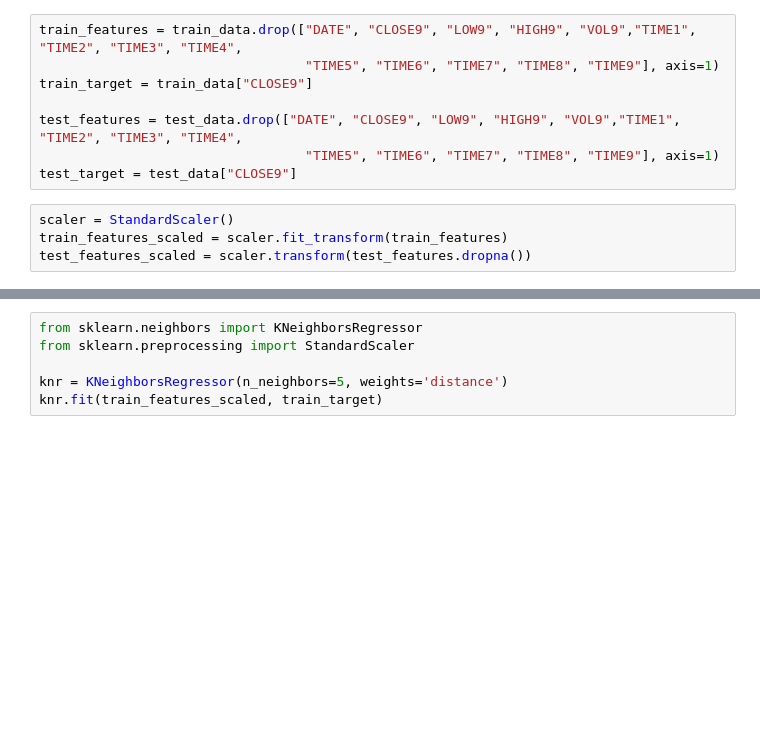
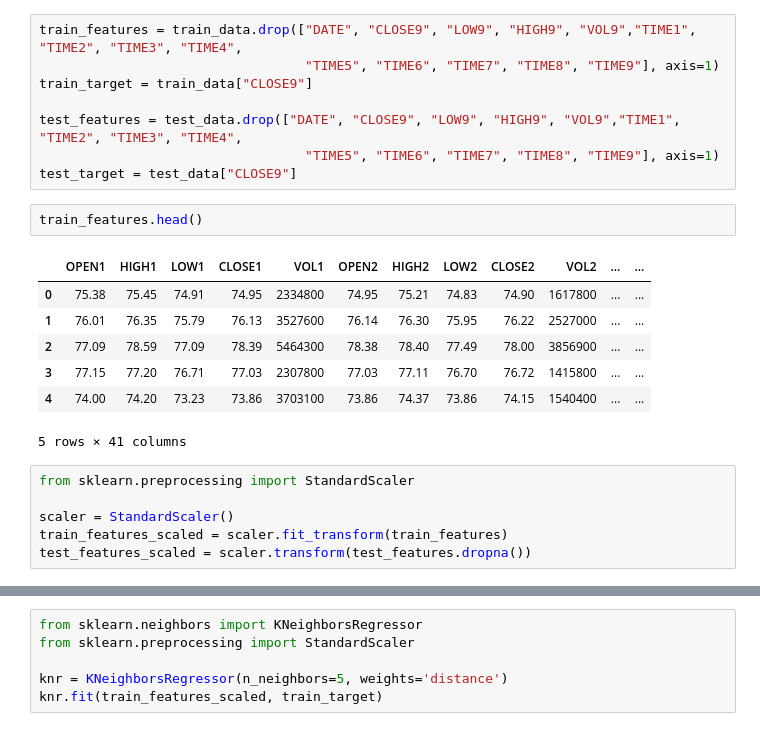
Before and after one commit to Almaz-KG/MachineLearning, a Jupyter notebook: practices/regression/stock-prices/sberp/knn-sberbank-stock-price-prediction.ipynb, the cells around one changed output, grey strips where cells are left out. Cells and saved outputs as stored; diff of their text form; blank space fills up the shorter version.

```diff
--- a/practices/regression/stock-prices/sberp/knn-sberbank-stock-price-prediction.ipynb
+++ b/practices/regression/stock-prices/sberp/knn-sberbank-stock-price-prediction.ipynb
@@ -38,7 +38,19 @@ train_target = train_data["CLOSE9"]
 test_features = test_data.drop(["DATE", "CLOSE9", "LOW9", "HIGH9", "VOL9","TIME1", "TIME2", "TIME3", "TIME4",
                                   "TIME5", "TIME6", "TIME7", "TIME8", "TIME9"], axis=1)
 test_target = test_data["CLOSE9"]
+# %%
+train_features.head()
+# %% [output]
+|  | OPEN1 | HIGH1 | LOW1 | CLOSE1 | VOL1 | OPEN2 | HIGH2 | LOW2 | CLOSE2 | VOL2 | ... | ... |
+| 0 | 75.38 | 75.45 | 74.91 | 74.95 | 2334800 | 74.95 | 75.21 | 74.83 | 74.90 | 1617800 | ... | ... |
+| 1 | 76.01 | 76.35 | 75.79 | 76.13 | 3527600 | 76.14 | 76.30 | 75.95 | 76.22 | 2527000 | ... | ... |
+| 2 | 77.09 | 78.59 | 77.09 | 78.39 | 5464300 | 78.38 | 78.40 | 77.49 | 78.00 | 3856900 | ... | ... |
+| 3 | 77.15 | 77.20 | 76.71 | 77.03 | 2307800 | 77.03 | 77.11 | 76.70 | 76.72 | 1415800 | ... | ... |
+| 4 | 74.00 | 74.20 | 73.23 | 73.86 | 3703100 | 73.86 | 74.37 | 73.86 | 74.15 | 1540400 | ... | ... |
+5 rows × 41 columns
 # %%
+from sklearn.preprocessing import StandardScaler
+
 scaler = StandardScaler()
 train_features_scaled = scaler.fit_transform(train_features)
 test_features_scaled = scaler.transform(test_features.dropna())
```
Also changed, not shown: parts of 4 cells of this notebook, 8 other files.
